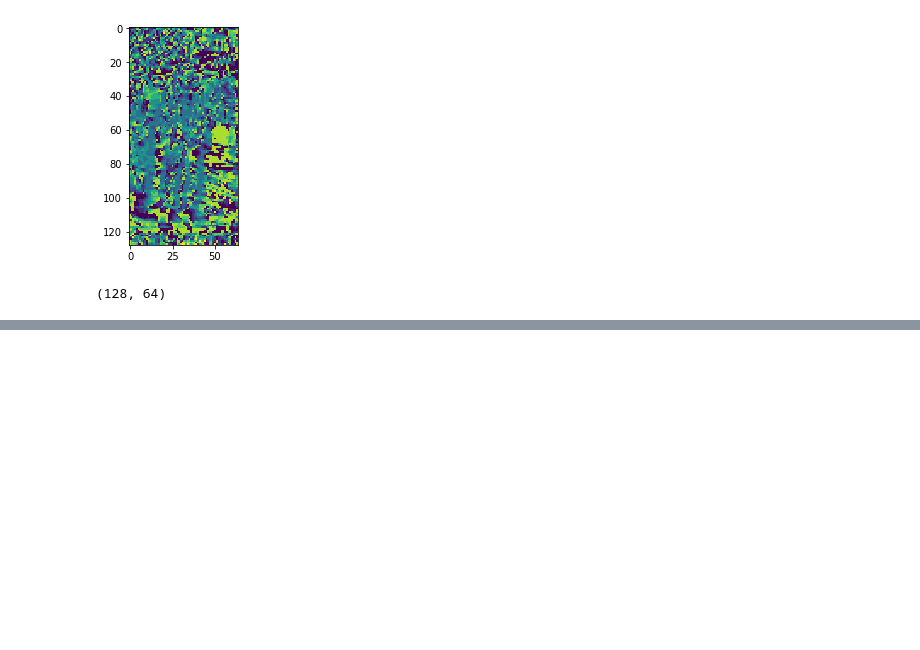
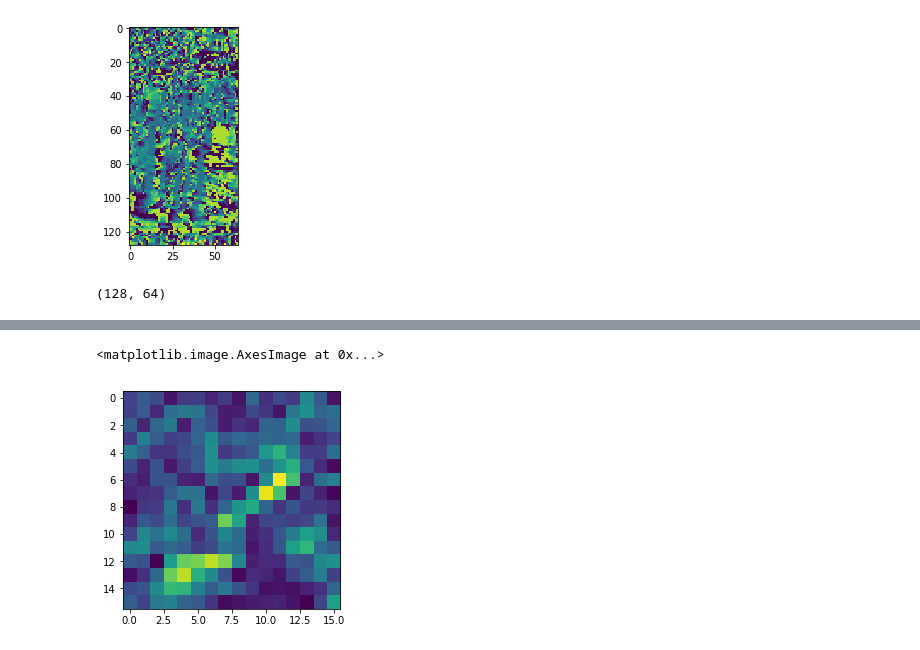
Before and after one commit to LC1905/Pedestrian_Detection, a Jupyter notebook: HOG/visualize.ipynb, the cells around one changed output, grey strips where cells are left out. Drawn from its saved outputs; the diff is of its cells as text; code cells hidden in the pictures; blank space fills up the shorter version.

```diff
--- a/HOG/visualize.ipynb
+++ b/HOG/visualize.ipynb
@@ -126,0 +130,2 @@ array([[0.38050638, 0.55165498, 0.49934672, ..., 0.73593359, 1.0675219 ,
+# %%
+nblock = features.contrast_normalization(block)
@@ -126,0 +157,5 @@ array([[0.38050638, 0.55165498, 0.49934672, ..., 0.73593359, 1.0675219 ,
+# %%
+plt.imshow(nblock)
+# %% [output]
+<matplotlib.image.AxesImage at 0x...>
+[figure, added]
```
Also changed, not shown: parts of 20 cells of this notebook, 3 other files.
